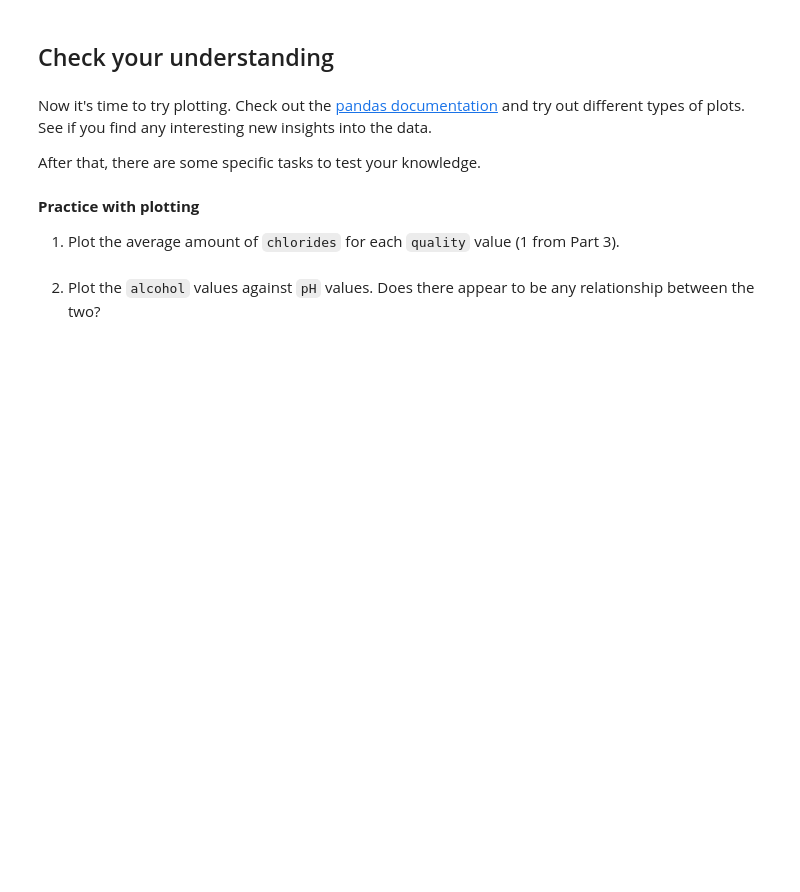
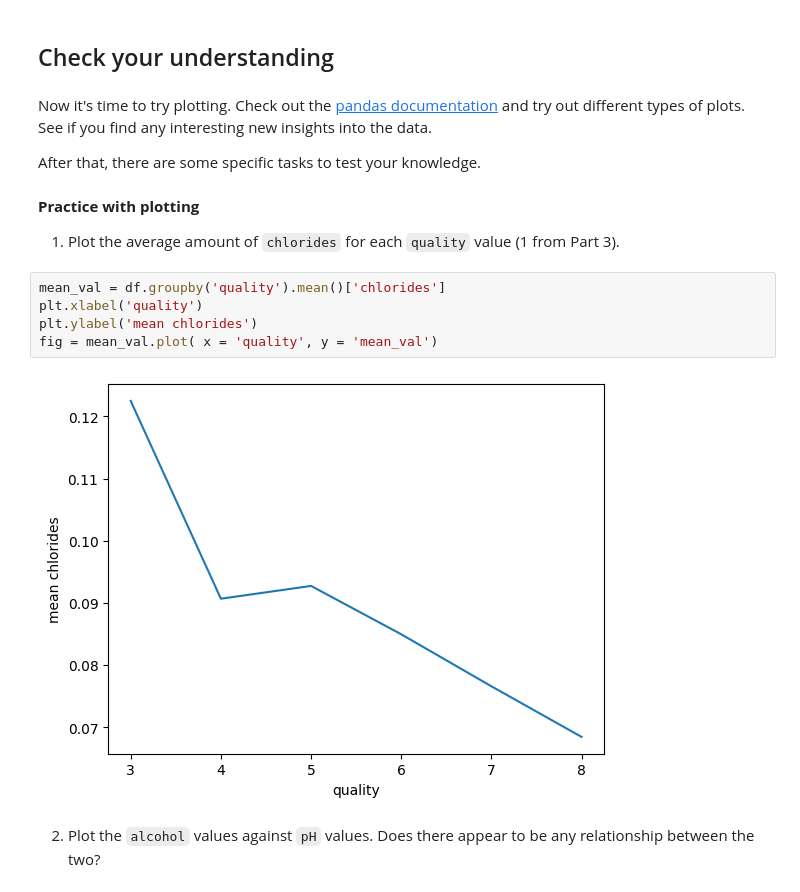
Before and after one commit to mebrahimkhas/Pandas_Numpy_exercises, a Jupyter notebook: 03_pandas_visualization.ipynb, the cells around one changed output. Drawn from its saved outputs; the diff is of its cells as text; blank space fills up the shorter version.

```diff
--- a/03_pandas_visualization.ipynb
+++ b/03_pandas_visualization.ipynb
@@ -79,5 +150,12 @@ After that, there are some specific tasks to test your knowledge.
 # %% [markdown]
 **Practice with plotting**
 1. Plot the average amount of `chlorides` for each `quality` value (1 from Part 3).
+# %%
+mean_val = df.groupby('quality').mean()['chlorides']
+plt.xlabel('quality')
+plt.ylabel('mean chlorides')
+fig = mean_val.plot( x = 'quality', y = 'mean_val')
+# %% [output]
+[figure, added]
 # %% [markdown]
 2. Plot the `alcohol` values against `pH` values. Does there appear to be any relationship between the two?
```
Also changed, not shown: parts of 14 cells of this notebook, 3 other files.
